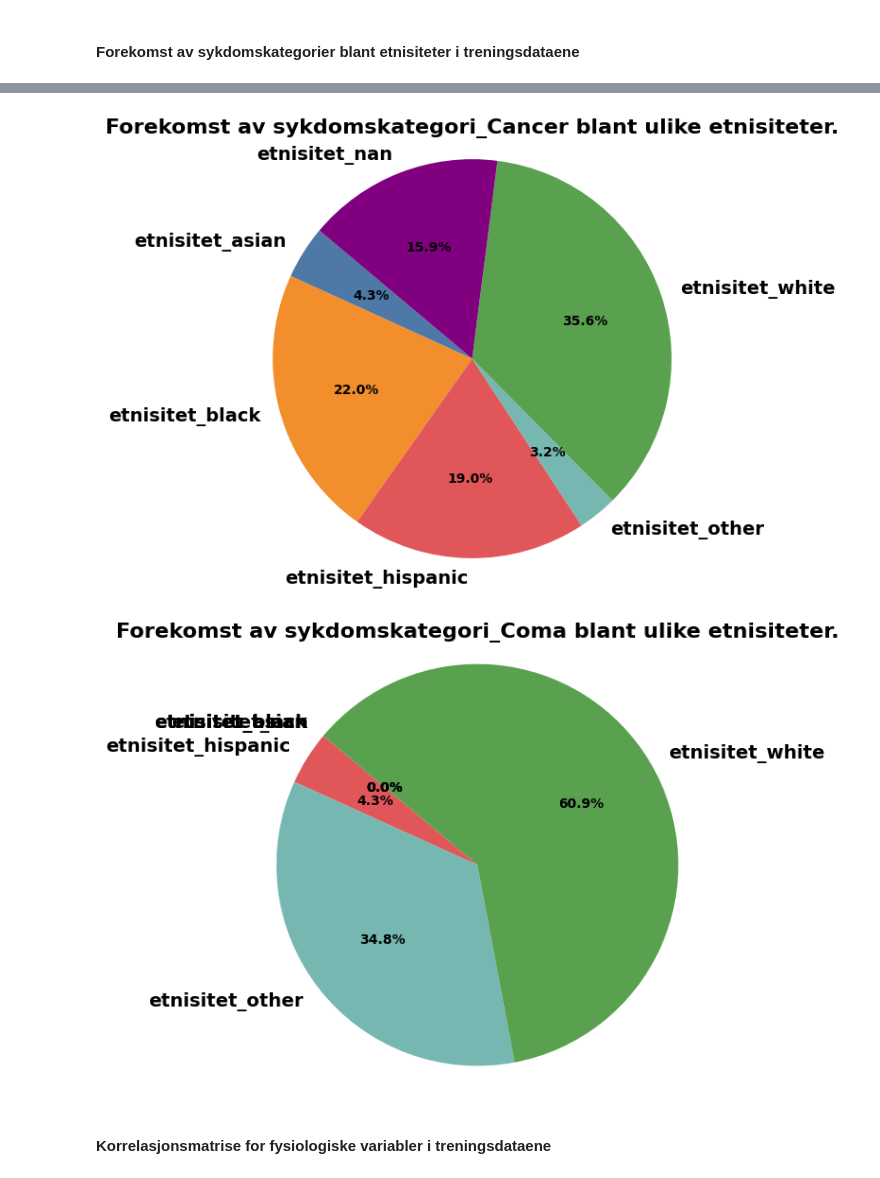
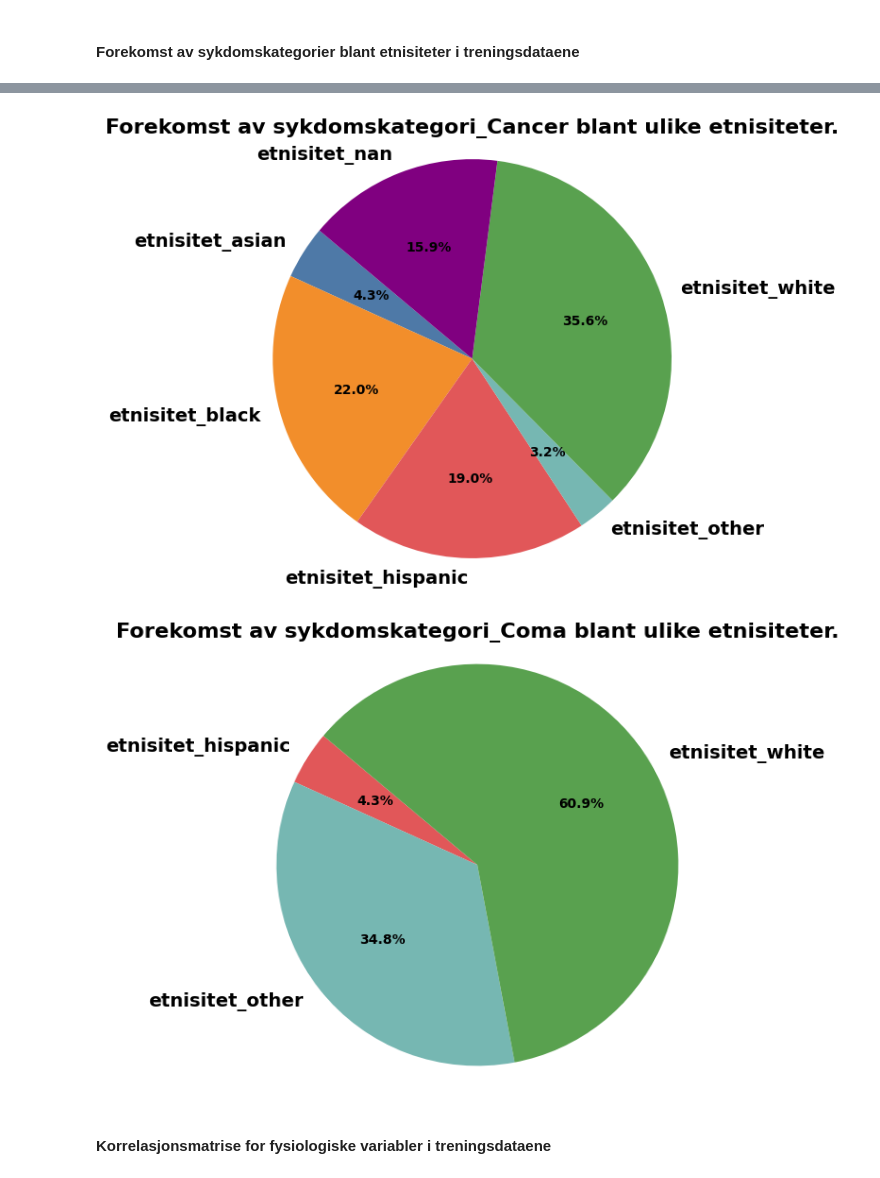
Before and after one commit to AnSloge/Predikasjon-av-oppholdslengde-p-sykehus, a Jupyter notebook: Ferdig_analyse.ipynb, the cells around one changed output, grey strips where cells are left out. Saved outputs shown, nothing was run; the diff lists cells and outputs as text; code cells hidden in the pictures.

```diff
--- a/Ferdig_analyse.ipynb
+++ b/Ferdig_analyse.ipynb
@@ -531,43 +506,49 @@ y_test = y_test.where(y_test >= 0, median_oppholdslenge)
 # %%
 colors = ['#4E79A7', '#F28E2B', '#E15759', '#76B7B2', '#59A14F', "purple"]
 
 ethnicities = ['etnisitet_asian', 'etnisitet_black', 'etnisitet_hispanic', 'etnisitet_other', 'etnisitet_white', "etnisitet_nan"]
 
 disease_categories = ['sykdomskategori_ARF/MOSF',
                      'sykdomskategori_COPD/CHF/Cirrhosis',
                      'sykdomskategori_Cancer',
                      'sykdomskategori_Coma']
 
 total_ethnicity_counts = X_train[ethnicities].sum()
 
 plt.rcParams.update({'font.size': 14, 'font.weight': 'bold'})
 
 for disease in disease_categories:
     disease_data = X_train[X_train[disease] == 1][ethnicities].sum()
 
     percentage_data = (disease_data / total_ethnicity_counts) * 100
 
-    plt.figure(figsize=(6, 6))
+    # Sjekker om noen etnisiteter har en andel på 0%
+    percentage_data = percentage_data[percentage_data > 0]
 
-    wedges, texts, autotexts = plt.pie(percentage_data, labels=percentage_data.index,
-                                       autopct='%1.1f%%', startangle=140,
-                                       colors=colors,
-                                       textprops={'fontsize': 10})
+    if not percentage_data.empty:
+        plt.figure(figsize=(6, 6))
 
-    plt.title(f'Forekomst av {disease} blant ulike etnisiteter.', fontsize=16, fontweight='bold')
+        selected_colors = [colors[ethnicities.index(ethnicity)] for ethnicity in percentage_data.index]
 
-    plt.axis('equal')
+        wedges, texts, autotexts = plt.pie(percentage_data, labels=percentage_data.index,
+                                           autopct='%1.1f%%', startangle=140,
+                                           colors=selected_colors,
+                                           textprops={'fontsize': 10})
 
-    for text in texts:
-        text.set_fontsize(14)
-        text.set_fontweight('bold')
+        plt.title(f'Forekomst av {disease} blant ulike etnisiteter.', fontsize=16, fontweight='bold')
 
-    plt.show()
+        plt.axis('equal')
+
+        for text in texts:
+            text.set_fontsize(14)
+            text.set_fontweight('bold')
+
+        plt.show()
 # %% [output]
 [figure]
 [figure]
 [figure]
-[figure, old version]
+[figure, new version]
 # %% [markdown]
 #### Korrelasjonsmatrise for fysiologiske variabler i treningsdataene
 # %%
```
Also changed, not shown: parts of 44 cells of this notebook, 5 other files.
